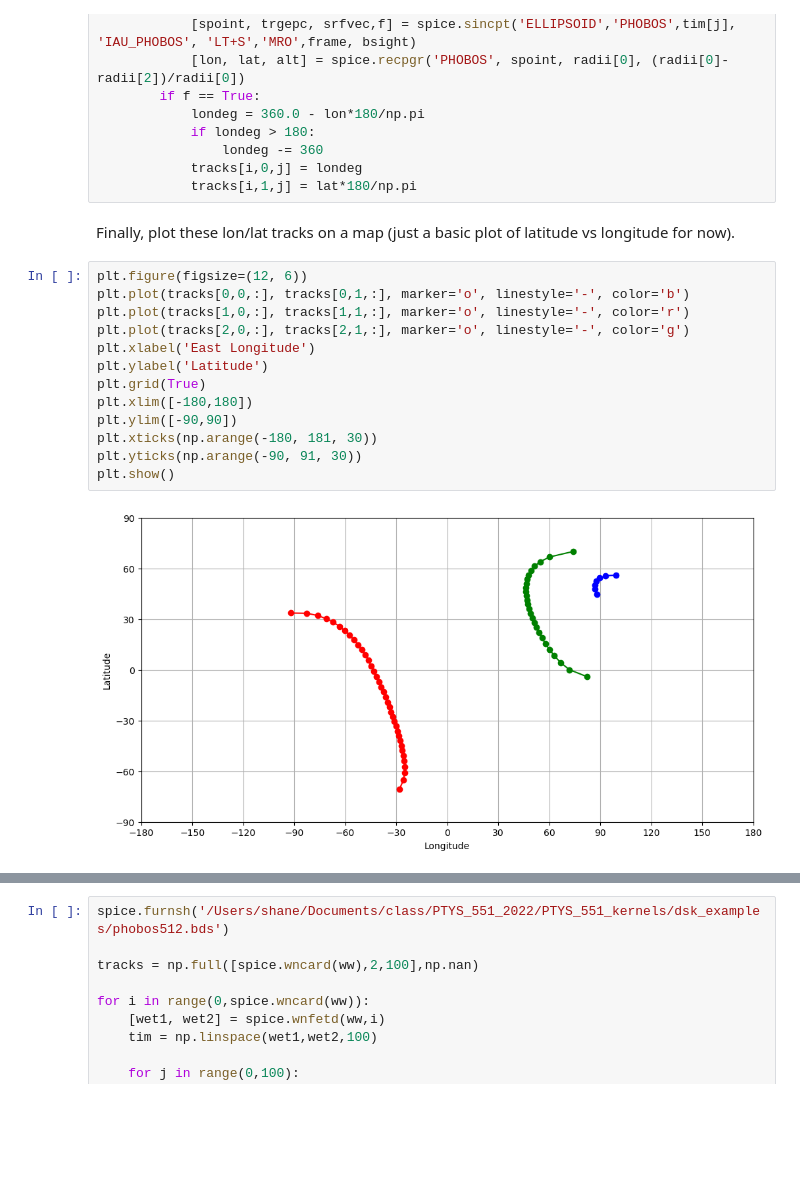
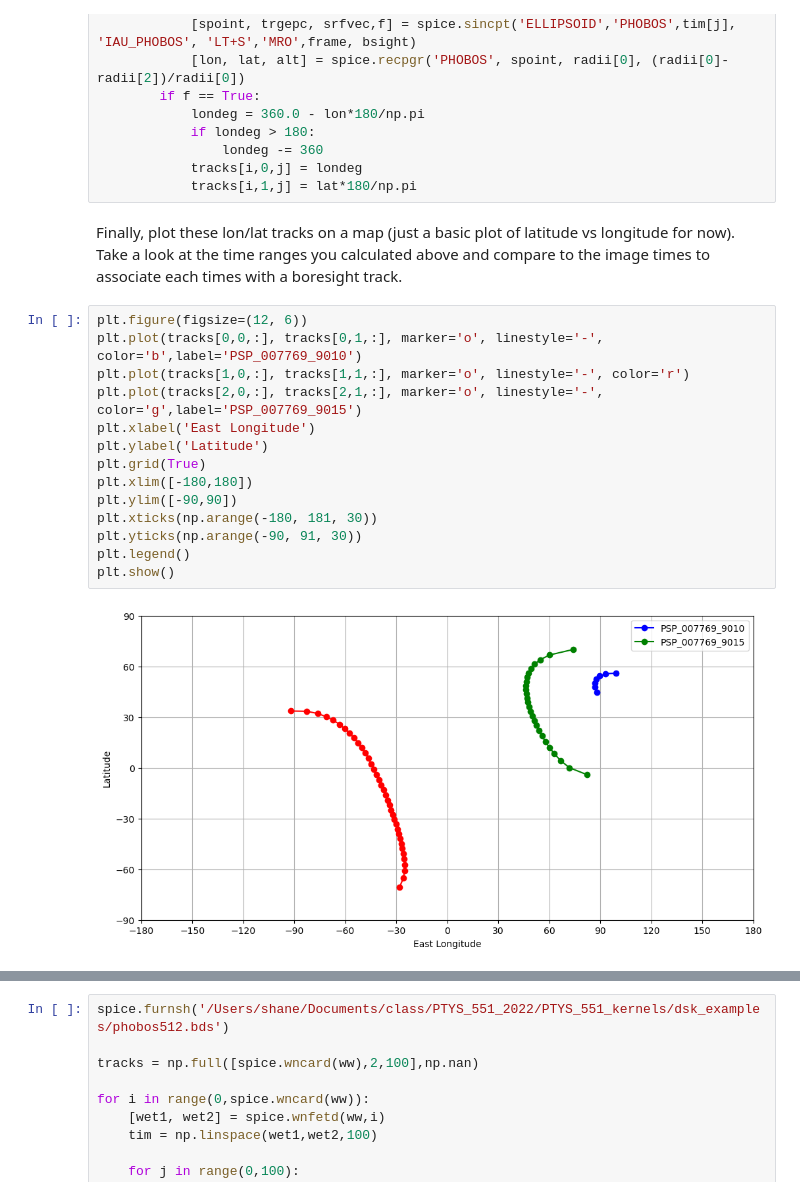
Before and after one commit to shanebyrneonmars/PTYS551_2024, a Jupyter notebook: LAB1/PTYS_551_SPICE_example3_HiRISE_Phobos.ipynb, the cells around one changed output, grey strips where cells are left out. Cells and saved outputs as stored; diff of their text form; blank space fills up the shorter version.

Commit message:
plot legends in example 3

```diff
--- a/LAB1/PTYS_551_SPICE_example3_HiRISE_Phobos.ipynb
+++ b/LAB1/PTYS_551_SPICE_example3_HiRISE_Phobos.ipynb
@@ -85,20 +85,21 @@ for i in range(0,spice.wncard(ww)):
             tracks[i,0,j] = londeg
             tracks[i,1,j] = lat*180/np.pi
 # %% [markdown]
-Finally, plot these lon/lat tracks on a map (just a basic plot of latitude vs longitude for now).
+Finally, plot these lon/lat tracks on a map (just a basic plot of latitude vs longitude for now). Take a look at the time ranges you calculated above and compare to the image times to associate each times with a boresight track.
 # %%
 plt.figure(figsize=(12, 6))
-plt.plot(tracks[0,0,:], tracks[0,1,:], marker='o', linestyle='-', color='b')
+plt.plot(tracks[0,0,:], tracks[0,1,:], marker='o', linestyle='-', color='b',label='PSP_007769_9010')
 plt.plot(tracks[1,0,:], tracks[1,1,:], marker='o', linestyle='-', color='r')
-plt.plot(tracks[2,0,:], tracks[2,1,:], marker='o', linestyle='-', color='g')
+plt.plot(tracks[2,0,:], tracks[2,1,:], marker='o', linestyle='-', color='g',label='PSP_007769_9015')
 plt.xlabel('East Longitude')
 plt.ylabel('Latitude')
 plt.grid(True)
 plt.xlim([-180,180])
 plt.ylim([-90,90])
 plt.xticks(np.arange(-180, 181, 30))
 plt.yticks(np.arange(-90, 91, 30))
+plt.legend()
 plt.show()
 # %% [output]
-[figure, old version]
+[figure, new version]
 # %% [markdown]
```
Also changed, not shown: parts of 2 cells of this notebook.
